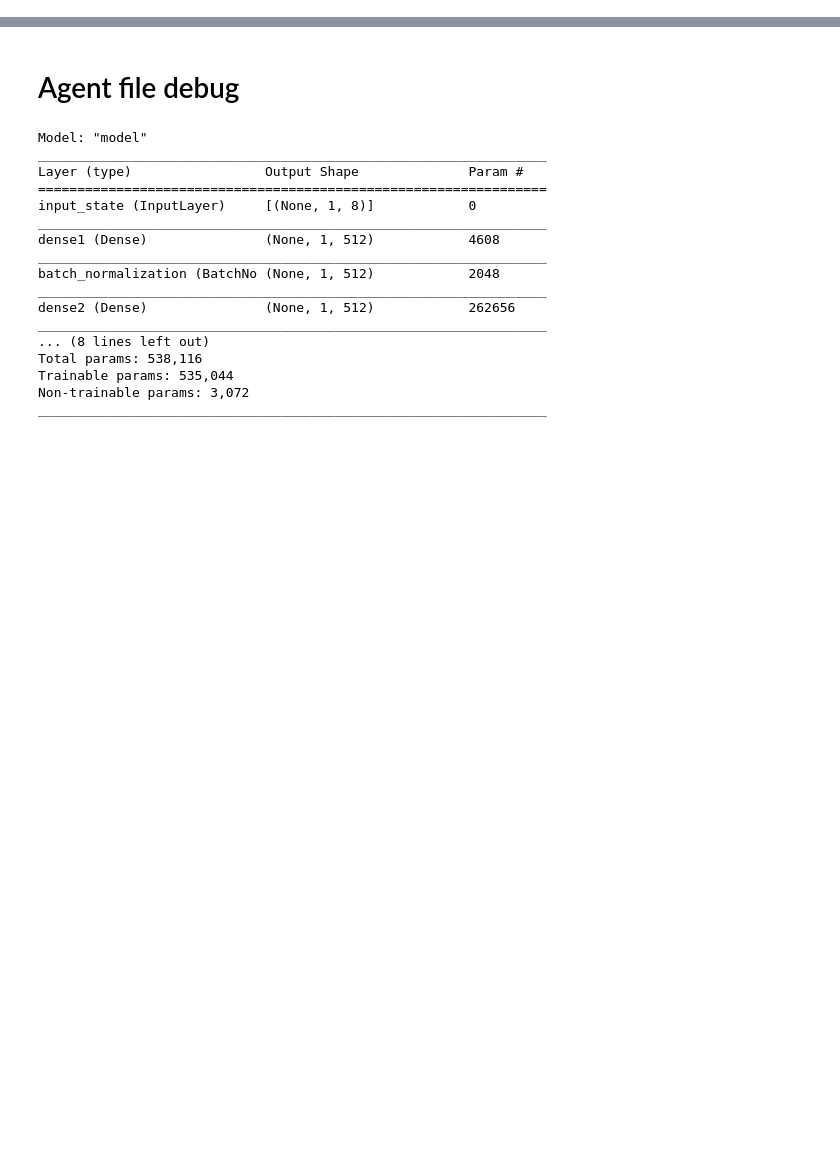
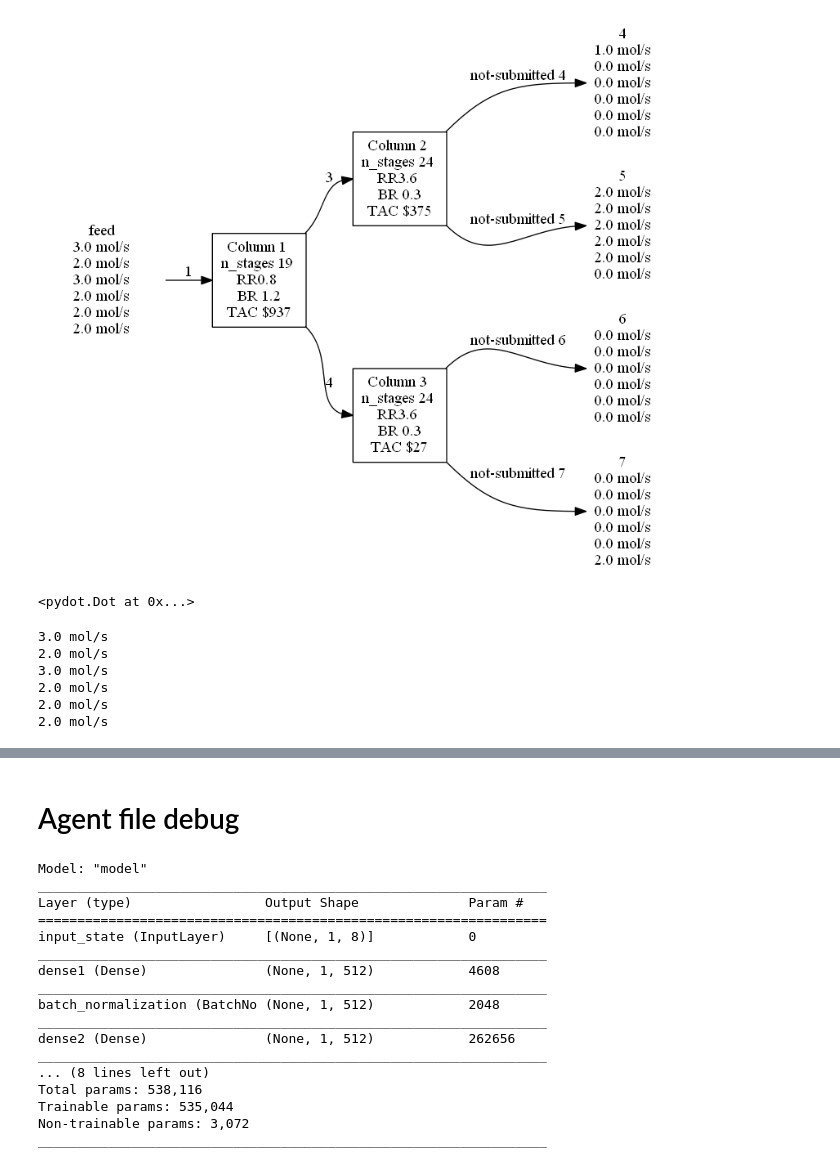
Before and after one commit to lollcat/DistillationTrain-Gym, a Jupyter notebook: Tester.ipynb, the cells around one changed output, grey strips where cells are left out. Saved outputs shown, nothing was run; the diff lists cells and outputs as text; code cells hidden in the pictures; blank space fills up the shorter version.

Commit message:
Add BFD visualiser

```diff
--- a/Tester.ipynb
+++ b/Tester.ipynb
@@ -0,0 +6,5 @@
+# %%
+from Env.DC_gym_reward import DC_gym_reward as DC_Gym
+from Env.STANDARD_CONFIG import CONFIG
+standard_args = CONFIG(1).get_config()
+env=DC_Gym(*standard_args)
@@ -0,0 +16,4 @@
+# %%
+action_continuous = env.sample()[0]
+# %%
+env.step((action_continuous, 0))
@@ -0,0 +29,6 @@
+# %%
+x = Visualiser(env)
+x.visualise()
+# %% [output]
+[figure, added]
+<pydot.Dot at 0x...>
@@ -0,0 +107,10 @@
+# %%
+feed_string = "".join([f"{round(flow)} mol/s \n" for flow in env.original_feed.flows])
+print(feed_string)
+# %% [output]
+3.0 mol/s
+2.0 mol/s
+3.0 mol/s
+2.0 mol/s
+2.0 mol/s
+2.0 mol/s
```
Also changed, not shown: parts of 9 cells of this notebook, 14 other files.
